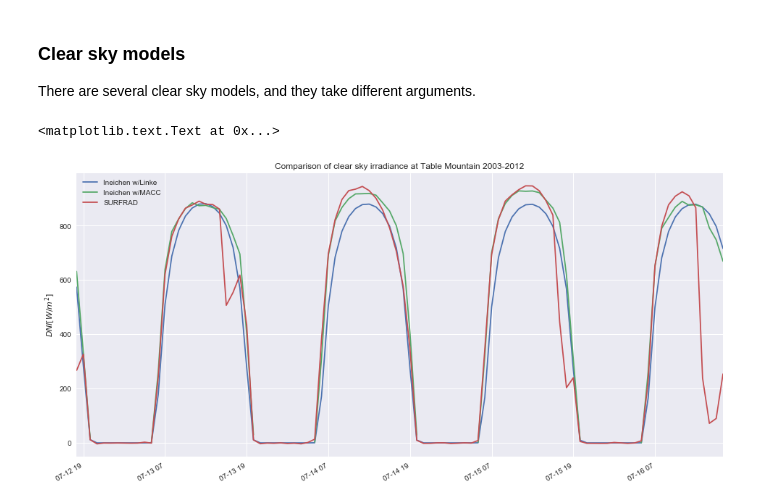
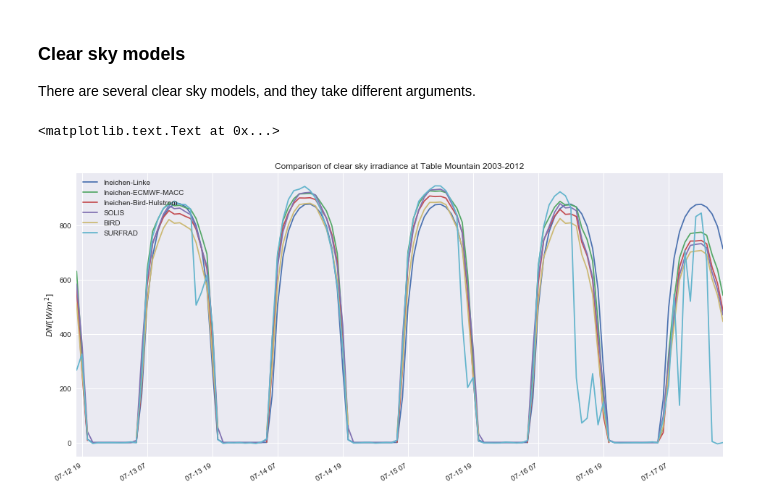
Before and after one commit to mikofski/pvsc44-clearsky-aod, a Jupyter notebook: PVSC-Clearsky-AOD.ipynb, the cells around one changed output. Saved outputs shown, nothing was run; the diff lists cells and outputs as text; code cells hidden in the pictures.

```diff
--- a/PVSC-Clearsky-AOD.ipynb
+++ b/PVSC-Clearsky-AOD.ipynb
@@ -235,33 +268,49 @@ There are several clear sky models, and they take different arguments.
 # %%
 # calculate clear sky
-ETR = pvlib.irradiance.extraradiation(DATA.index)
 INEICHEN_LT = pvlib.clearsky.ineichen(
-    ZENITH_REFRACTED, AM_PRESS, LT.resample('3min').pad(), altitude=METADATA['elevation'][station_id], dni_extra=ETR
+    atm_params['apparent_zenith'], atm_params['amp'], atm_params['lt'], altitude=METADATA['elevation'][station_id],
+    dni_extra=atm_params['etr']
 )
 INEICHEN_CALC = pvlib.clearsky.ineichen(
-    ZENITH_REFRACTED, AM_PRESS, LT_CALC.resample('3min').pad(), altitude=METADATA['elevation'][station_id], dni_extra=ETR
+    atm_params['apparent_zenith'], atm_params['amp'], atm_params['lt_calc'], altitude=METADATA['elevation'][station_id],
+    dni_extra=atm_params['etr']
 )
-# SOLIS = pvlib.clearsky.simplified_solis(
-#     SOLPOS.apparent_elevation, STATION_ATM['tau700'], STATION_ATM['pwat'],
-#     pressure=DATA['press'], dni_extra=ETR
-# )
-# BIRD = pvlib.clearsky.bird(
-#         ZENITH_REFRACTED, AIRMASS, STATION_ATM['tau380'], STATION_ATM['tau500'], STATION_ATM['pwat'],
-#         pressure=DATA['press'], dni_extra=ETR
-# )
+INEICHEN_AOD_CALC = pvlib.clearsky.ineichen(
+    atm_params['apparent_zenith'], atm_params['amp'], atm_params['lt_aod_calc'], altitude=METADATA['elevation'][station_id],
+    dni_extra=atm_params['etr']
+)
+SOLIS = pvlib.clearsky.simplified_solis(
+    atm_params['apparent_elevation'],
+    atm_params['tau700'],
+    atm_params['pwat'],
+    pressure=atm_params['press'],
+    dni_extra=atm_params['etr']
+)
+BIRD = pvlib.clearsky.bird(
+    atm_params['apparent_zenith'],
+    atm_params['am'],
+    atm_params['tau380'],
+    atm_params['tau500'],
+    atm_params['pwat'],
+    pressure=atm_params['press'],
+    dni_extra=atm_params['etr']
+)
 # %%
-LEGEND = ['Ineichen w/Linke', 'Ineichen w/MACC', 'SURFRAD']
+LEGEND = ['Ineichen-Linke', 'Ineichen-ECMWF-MACC', 'Ineichen-Bird-Hulstrom', 'SOLIS', 'BIRD', 'SURFRAD']
 pd.concat([
     INEICHEN_LT['dni'].resample('H').mean(),
     INEICHEN_CALC['dni'].resample('H').mean(),
+    INEICHEN_AOD_CALC['dni'].resample('H').mean(),
+    SOLIS['dni'].resample('H').mean(),
+    BIRD['dni'].resample('H').mean(),
     DATA['dni'].resample('H').mean()
-], axis=1)['2006-07-13':'2006-07-16'].tz_convert(METADATA['tz'][station_id]).plot()
-plt.legend(LEGEND)
+], axis=1)['2006-07-13':'2006-07-17'].tz_convert(METADATA['tz'][station_id]).plot()
+plt.legend(LEGEND, loc=2)
 plt.title('Comparison of clear sky irradiance at %s 2003-2012' % METADATA['station name'][station_id])
 plt.ylabel('$DNI [W/m^2]$')
 # %% [output]
 <matplotlib.text.Text at 0x...>
-[figure, old version]
+[figure, new version]
 # %% [markdown]
 ![Creative Commons License](https://i.creativecommons.org/l/by/4.0/88x31.png)
 Use of Measured Aerosol Optical Depth and Precipitable Water to Model Clear Sky Irradiance by [Mark A. Mikofski, Clifford W. Hansen, William F. Holmgren and Gregory M. Kimball](https://github.com/mikofski/pvsc44-clearsky-aod) is licensed under a [Creative Commons Attribution 4.0 International License](https://creativecommons.org/licenses/by/4.0/).
```
Also changed, not shown: parts of 16 cells of this notebook.
